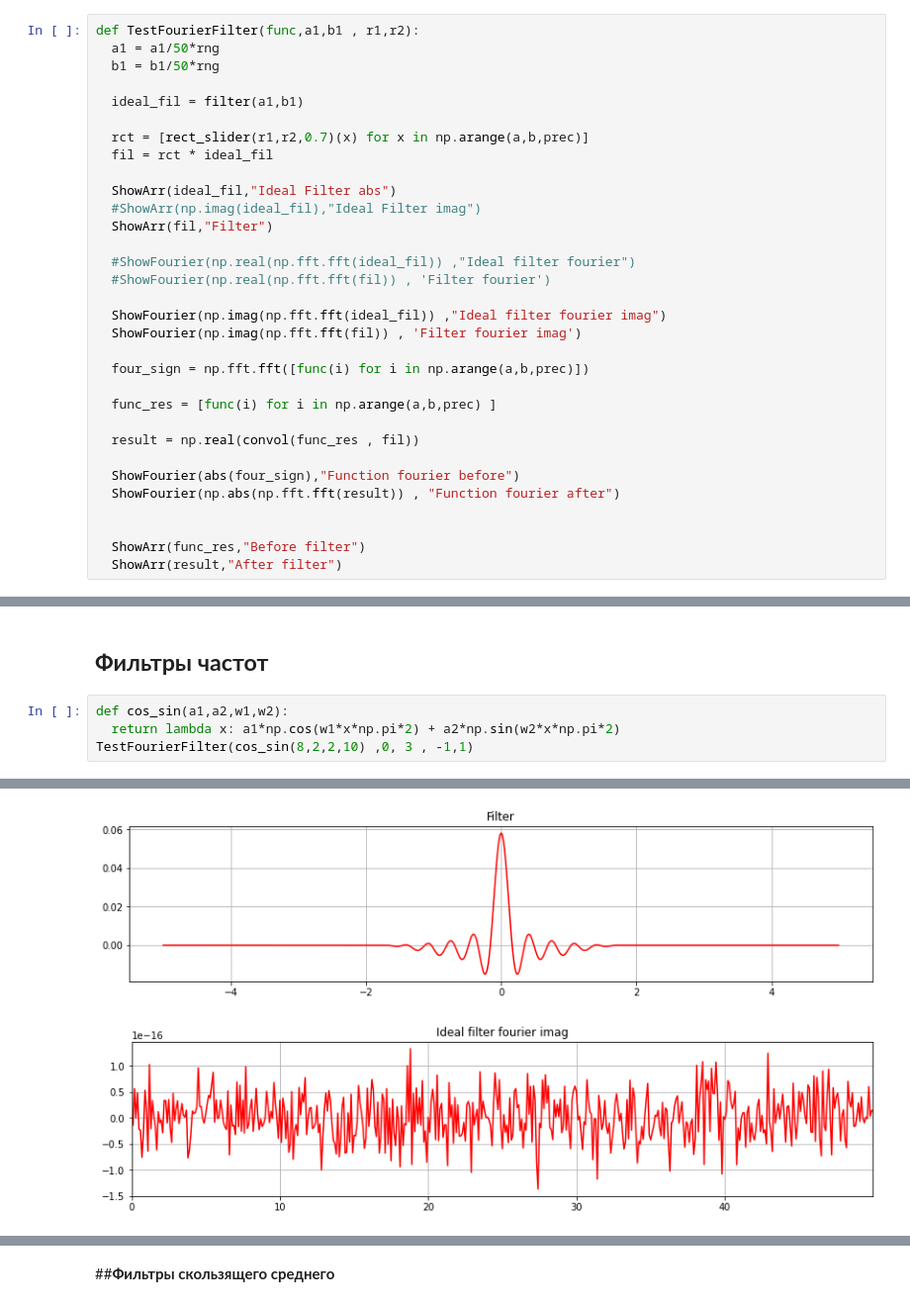
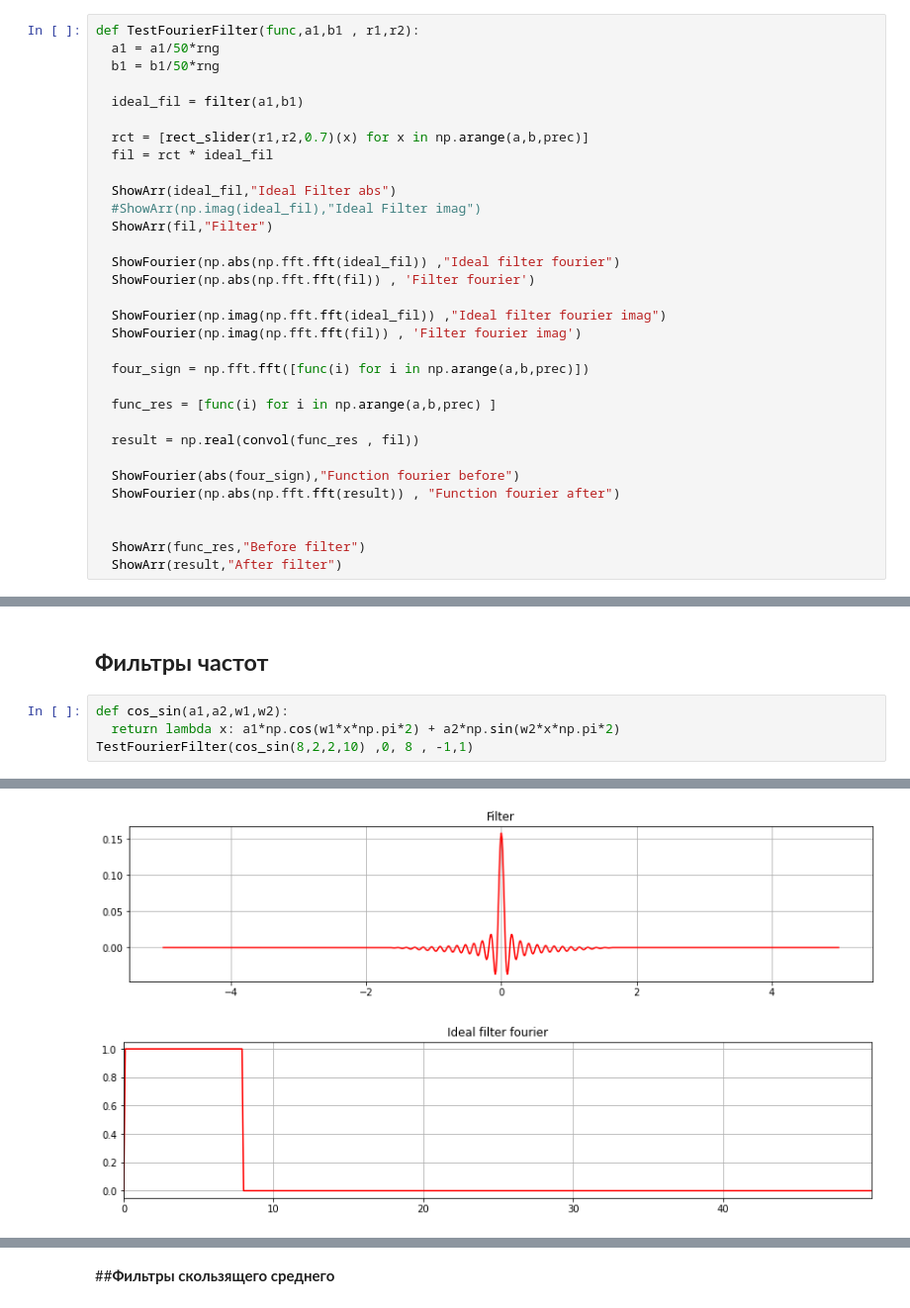
Before and after one commit to pishchev/Data-processing-methods, a Jupyter notebook: Filters.ipynb, the cells around one changed output, grey strips where cells are left out. Shown: that part at 99% size. Drawn from its saved outputs; the diff is of its cells as text.

```diff
--- a/Filters.ipynb
+++ b/Filters.ipynb
@@ -133,8 +133,8 @@ def TestFourierFilter(func,a1,b1 , r1,r2):
   #ShowArr(np.imag(ideal_fil),"Ideal Filter imag")
   ShowArr(fil,"Filter")
 
-  #ShowFourier(np.real(np.fft.fft(ideal_fil)) ,"Ideal filter fourier")
-  #ShowFourier(np.real(np.fft.fft(fil)) , 'Filter fourier')
+  ShowFourier(np.abs(np.fft.fft(ideal_fil)) ,"Ideal filter fourier")
+  ShowFourier(np.abs(np.fft.fft(fil)) , 'Filter fourier')
 
   ShowFourier(np.imag(np.fft.fft(ideal_fil)) ,"Ideal filter fourier imag")
   ShowFourier(np.imag(np.fft.fft(fil)) , 'Filter fourier imag')
@@ -172,5 +172,5 @@ def TestMeanSlider(func,knn):
 # %%
 def cos_sin(a1,a2,w1,w2):
   return lambda x: a1*np.cos(w1*x*np.pi*2) + a2*np.sin(w2*x*np.pi*2)
-TestFourierFilter(cos_sin(8,2,2,10) ,0, 3 , -1,1)
+TestFourierFilter(cos_sin(8,2,2,10) ,0, 8 , -1,1)
 # %% [output]
@@ -178,2 +178,2 @@ TestFourierFilter(cos_sin(8,2,2,10) ,0, 3 , -1,1)
-[figure, old version]
+[figure, new version]
-[figure, old version]
+[figure, new version]
```
Also changed, not shown: parts of 1 cell of this notebook.
